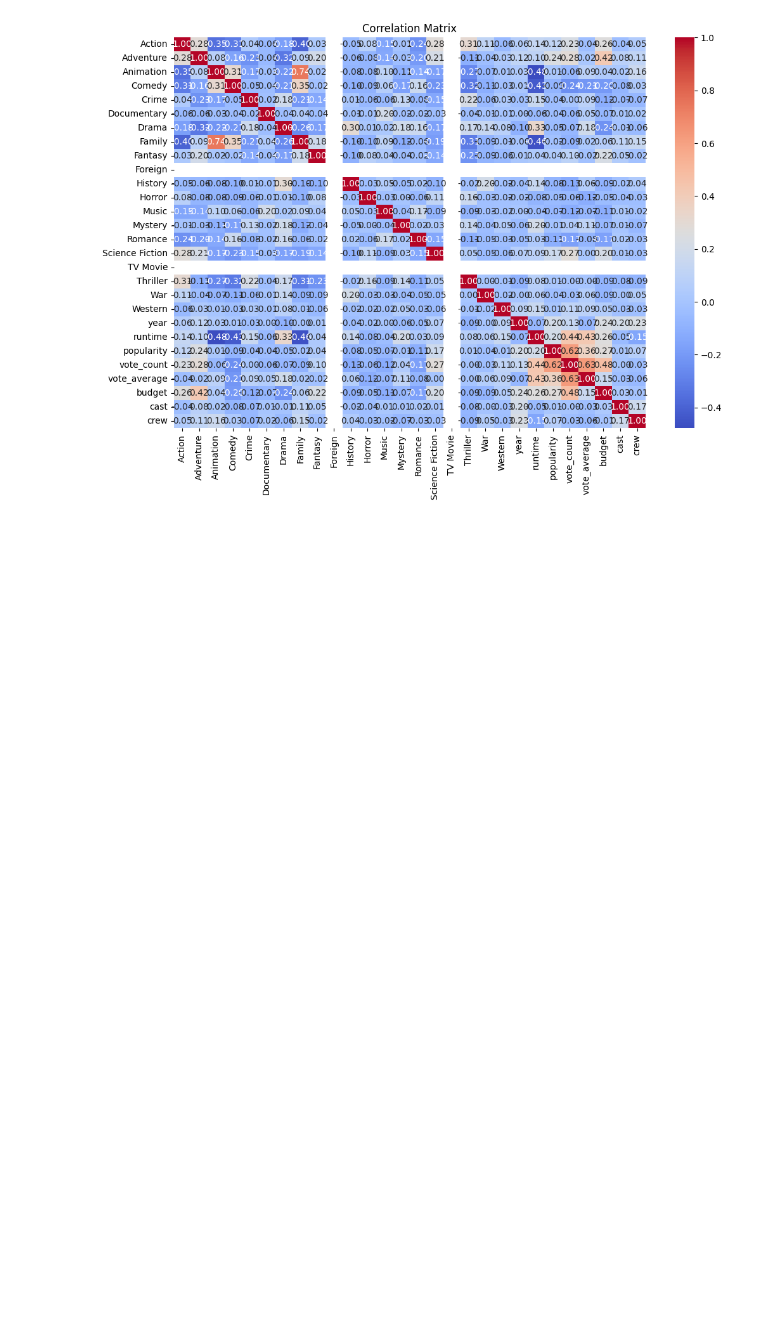
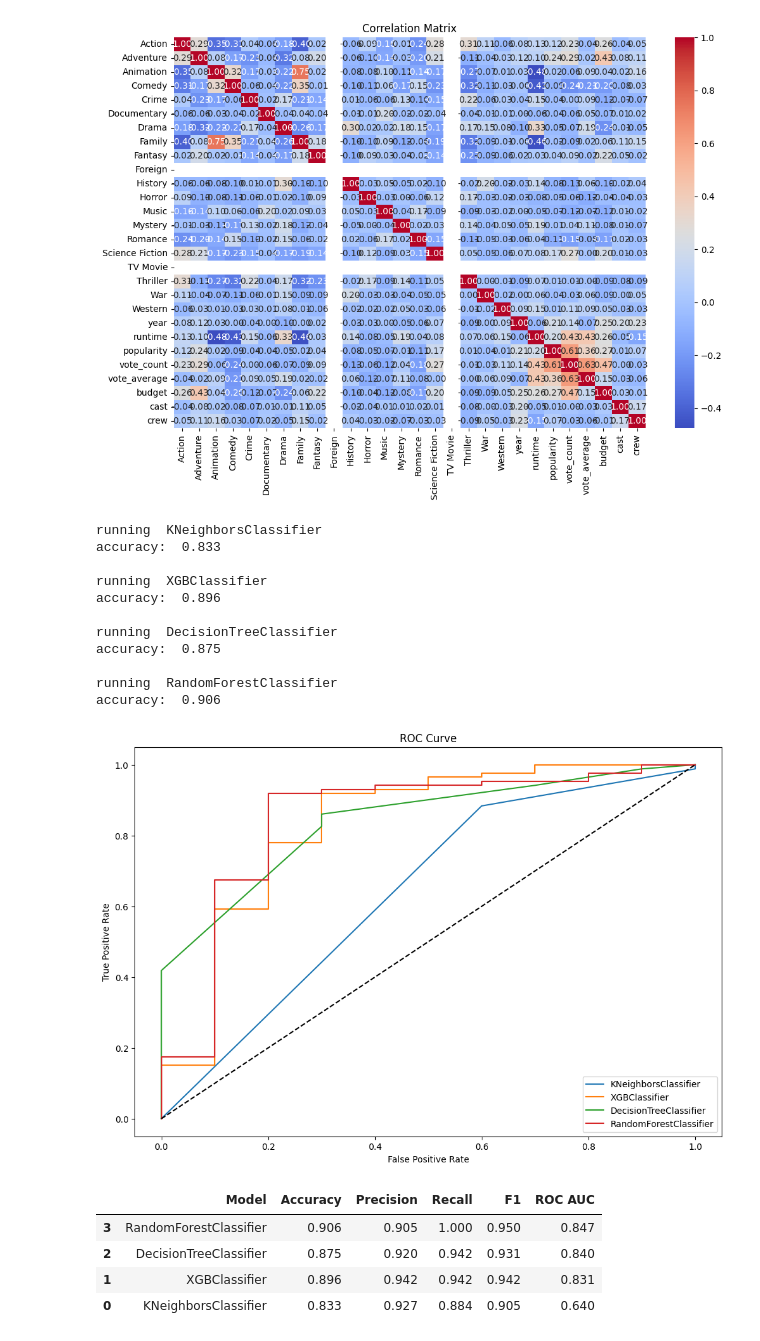
Before and after one commit to ZeynabRostami/tmdb-eda-modelling-recommender-system, a Jupyter notebook: Movies_Analysis.ipynb, the cells around one changed output. Drawn from its saved outputs; the diff is of its cells as text; code cells hidden in the pictures; blank space fills up the shorter version.

```diff
--- a/Movies_Analysis.ipynb
+++ b/Movies_Analysis.ipynb
@@ -370,0 +454,2 @@ merged_df
+# %%
+merged_df.dropna(inplace=True)
@@ -378,0 +478,74 @@ plt.show()
+# %%
+def run_model(model, x_train, y_train, x_test, y_test):
+  print("running ", model.__class__.__name__)
+  model.fit(x_train, y_train)
+  y_pred = model.predict(x_test)
+
+  accuracy = round(accuracy_score(y_test, y_pred), 3)
+  precision = round(precision_score(y_test, y_pred), 3)
+  recall = round(recall_score(y_test, y_pred), 3)
+  f1 = round(f1_score(y_test, y_pred), 3)
+
+  y_pred_proba = model.predict_proba(x_test)[:, 1]
+  roc_auc = round(roc_auc_score(y_test, y_pred_proba), 3)
+
+  fpr, tpr, _ = roc_curve(y_test, y_pred_proba)
+  print('accuracy: ', accuracy, '\n')
+
+  return accuracy, precision, recall, f1, roc_auc, fpr, tpr
+# %%
+models = [
+    KNeighborsClassifier(n_neighbors=2),
+    XGBClassifier(n_estimators=100, max_depth=3, learning_rate=0.1, subsample=0.8, random_state=42),
+    DecisionTreeClassifier(max_depth=5, min_samples_split=5, random_state=42),
+    RandomForestClassifier(n_estimators=100, max_depth=10, min_samples_split=5, random_state=42)
+]
+
+models_res = []
+plt.figure(figsize=(12, 8))
+
+for model in models:
+    accuracy, precision, recall, f1, roc_auc, fpr, tpr = run_model(
+        model, x_train, y_train, x_test, y_test
+    )
+    plt.plot(fpr, tpr, label=model.__class__.__name__)
+
+    models_res.append(
+        {
+            "Model": model.__class__.__name__,
+            "Accuracy": accuracy,
+            "Precision": precision,
+            "Recall": recall,
+            "F1": f1,
+            "ROC AUC": roc_auc,
+        }
+    )
+
+plt.plot([0, 1], [0, 1], "k--")
+plt.xlabel("False Positive Rate")
+plt.ylabel("True Positive Rate")
+plt.title('ROC Curve')
+# plt.title('ROC Curve\nAccuracy: {:.2f}%'.format(accuracy * 100))
+plt.legend()
+plt.show()
+# Print the results in a table
+results = pd.DataFrame(models_res).sort_values(by="ROC AUC", ascending=False)
+results
+# %% [output]
+running  KNeighborsClassifier
+accuracy:  0.833
+
+running  XGBClassifier
+accuracy:  0.896
+
+running  DecisionTreeClassifier
+accuracy:  0.875
+
+running  RandomForestClassifier
+accuracy:  0.906
+[figure, added]
+|  | Model | Accuracy | Precision | Recall | F1 | ROC AUC |
+| 3 | RandomForestClassifier | 0.906 | 0.905 | 1.000 | 0.950 | 0.847 |
+| 2 | DecisionTreeClassifier | 0.875 | 0.920 | 0.942 | 0.931 | 0.840 |
+| 1 | XGBClassifier | 0.896 | 0.942 | 0.942 | 0.942 | 0.831 |
+| 0 | KNeighborsClassifier | 0.833 | 0.927 | 0.884 | 0.905 | 0.640 |
```
Also changed, not shown: parts of 22 cells of this notebook.
